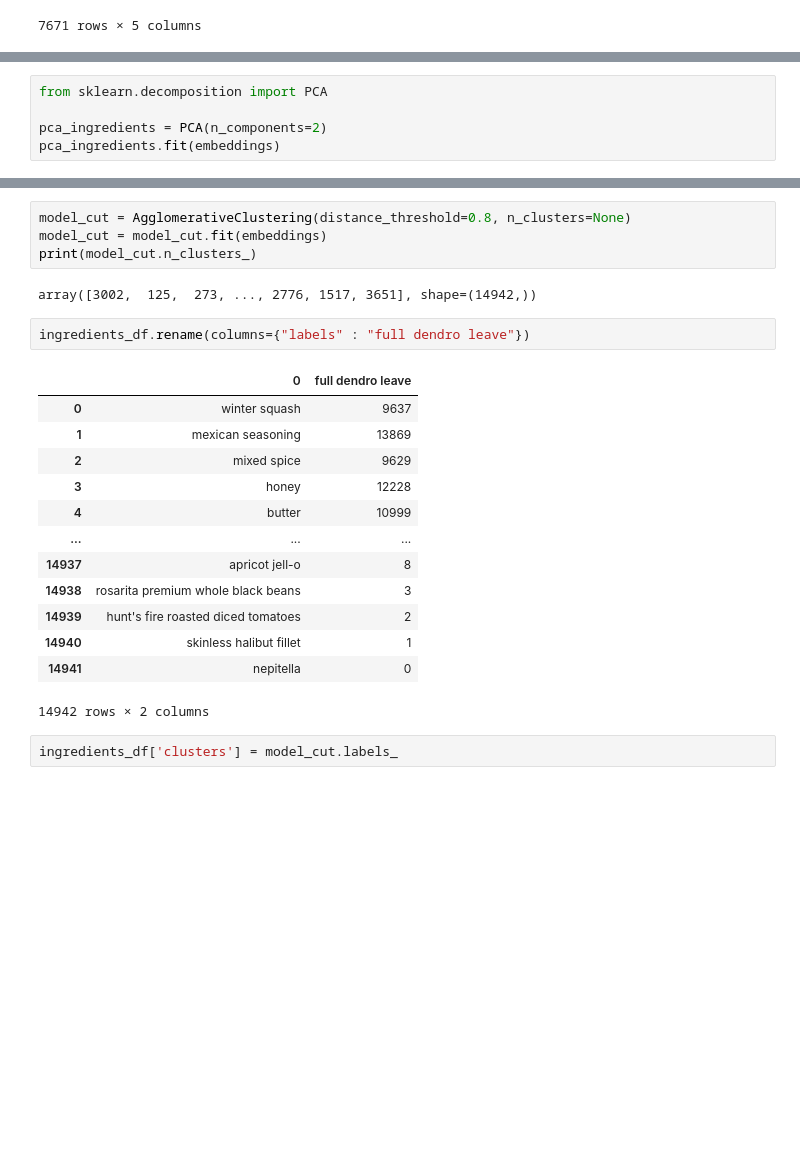
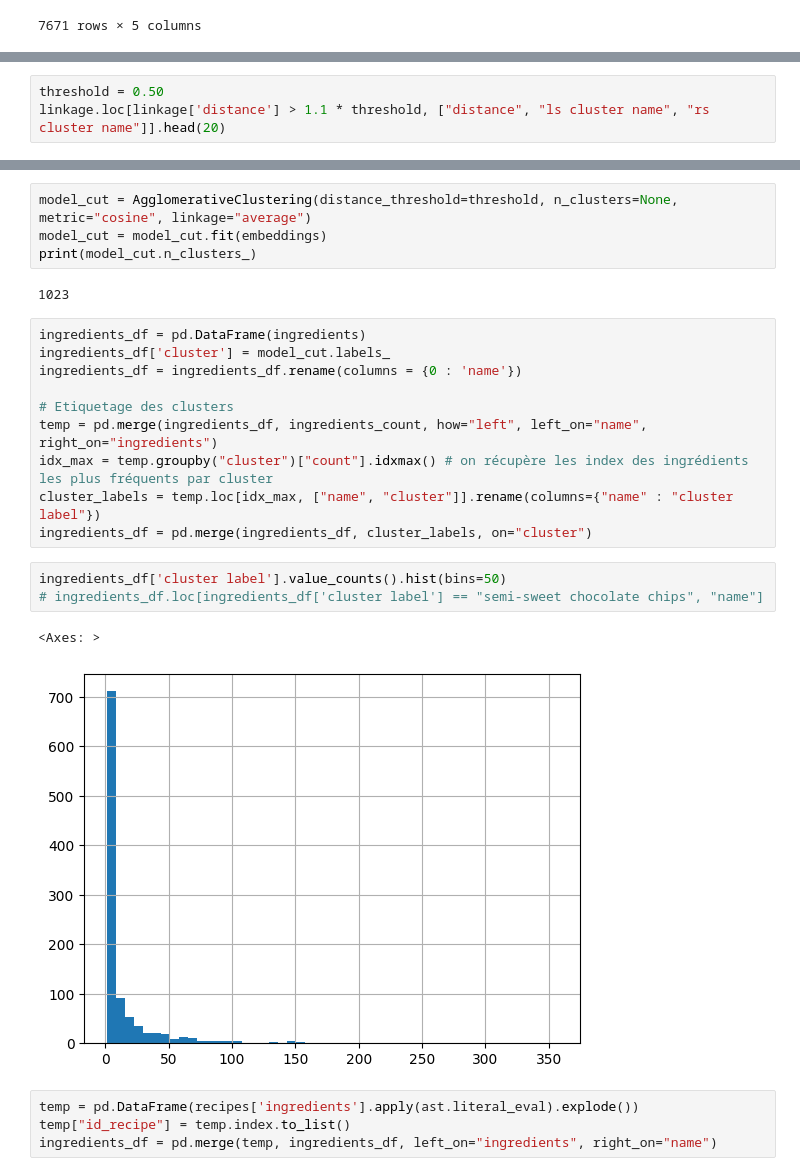
Before and after one commit to Hugosh71/Projet_Mangetamain, a Jupyter notebook: notebooks/EDA_Andrew.ipynb, the cells around one changed output, grey strips where cells are left out. Saved outputs shown, nothing was run; the diff lists cells and outputs as text; blank space fills up the shorter version.

```diff
--- a/notebooks/EDA_Andrew.ipynb
+++ b/notebooks/EDA_Andrew.ipynb
@@ -149,5 +142,0 @@ ingredients_df['labels'] = model.labels_
-# %%
-from sklearn.decomposition import PCA
-
-pca_ingredients = PCA(n_components=2)
-pca_ingredients.fit(embeddings)
@@ -164,0 +196,3 @@ ward = pd.merge(ward, ingredients_df, how="left", left_on=1, right_index=True)
+# %%
+threshold = 0.50
+linkage.loc[linkage['distance'] > 1.1 * threshold, ["distance", "ls cluster name", "rs cluster name"]].head(20)
@@ -165,24 +237,26 @@ ward = pd.merge(ward, ingredients_df, how="left", left_on=1, right_index=True)
 # %%
-model_cut = AgglomerativeClustering(distance_threshold=0.8, n_clusters=None)
+model_cut = AgglomerativeClustering(distance_threshold=threshold, n_clusters=None, metric="cosine", linkage="average")
 model_cut = model_cut.fit(embeddings)
 print(model_cut.n_clusters_)
 # %% [output]
-array([3002,  125,  273, ..., 2776, 1517, 3651], shape=(14942,))
+1023
 # %%
-ingredients_df.rename(columns={"labels" : "full dendro leave"})
+ingredients_df = pd.DataFrame(ingredients)
+ingredients_df['cluster'] = model_cut.labels_
+ingredients_df = ingredients_df.rename(columns = {0 : 'name'})
+
+# Etiquetage des clusters
+temp = pd.merge(ingredients_df, ingredients_count, how="left", left_on="name", right_on="ingredients")
+idx_max = temp.groupby("cluster")["count"].idxmax() # on récupère les index des ingrédients les plus fréquents par cluster
+cluster_labels = temp.loc[idx_max, ["name", "cluster"]].rename(columns={"name" : "cluster label"})
+ingredients_df = pd.merge(ingredients_df, cluster_labels, on="cluster")
-# %% [output]
-|  | 0 | full dendro leave |
-| 0 | winter squash | 9637 |
-| 1 | mexican seasoning | 13869 |
-| 2 | mixed spice | 9629 |
-| 3 | honey | 12228 |
-| 4 | butter | 10999 |
-| ... | ... | ... |
-| 14937 | apricot jell-o | 8 |
-| 14938 | rosarita premium whole black beans | 3 |
-| 14939 | hunt's fire roasted diced tomatoes | 2 |
-| 14940 | skinless halibut fillet | 1 |
-| 14941 | nepitella | 0 |
-14942 rows × 2 columns
+# %%
+ingredients_df['cluster label'].value_counts().hist(bins=50)
+# ingredients_df.loc[ingredients_df['cluster label'] == "semi-sweet chocolate chips", "name"]
+# %% [output]
+<Axes: >
+[figure, added]
 # %%
-ingredients_df['clusters'] = model_cut.labels_
+temp = pd.DataFrame(recipes['ingredients'].apply(ast.literal_eval).explode())
+temp["id_recipe"] = temp.index.to_list()
+ingredients_df = pd.merge(temp, ingredients_df, left_on="ingredients", right_on="name")
```
Also changed, not shown: parts of 28 cells of this notebook.
